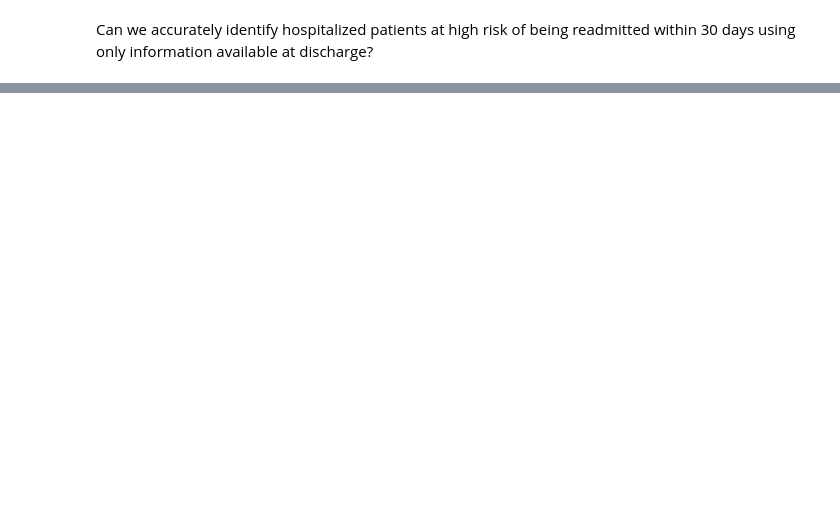
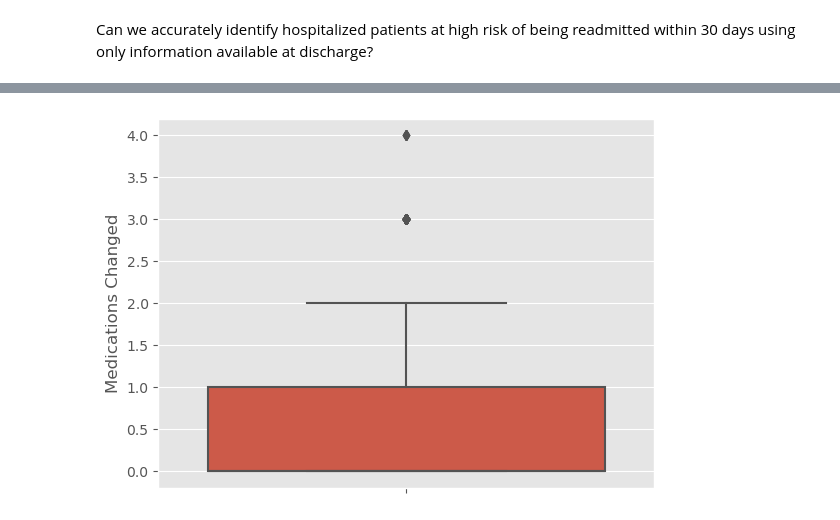
Before and after one commit to Javih10/clinical_prediction, a Jupyter notebook: notebooks/01_EDA.ipynb, the cells around one changed output, grey strips where cells are left out. Cells and saved outputs as stored; diff of their text form; code cells hidden in the pictures; blank space fills up the shorter version.

```diff
--- a/notebooks/01_EDA.ipynb
+++ b/notebooks/01_EDA.ipynb
@@ -308,4 +309,4 @@ plt.show()
 # %% [markdown]
 Can we accurately identify hospitalized patients at high risk of being readmitted within 30 days using only information available at discharge?
 # %%
-df[['max_glu_serum','A1Cresult']]
+df = adding_all_features(df)
@@ -325,0 +325,6 @@ df[['max_glu_serum','A1Cresult']]
+# %%
+sns.boxplot(data = df, y='num_medication_change')
+plt.ylabel('Medications Changed')
+plt.show()
+# %% [output]
+[figure, added]
```
Also changed, not shown: parts of 10 cells of this notebook.
